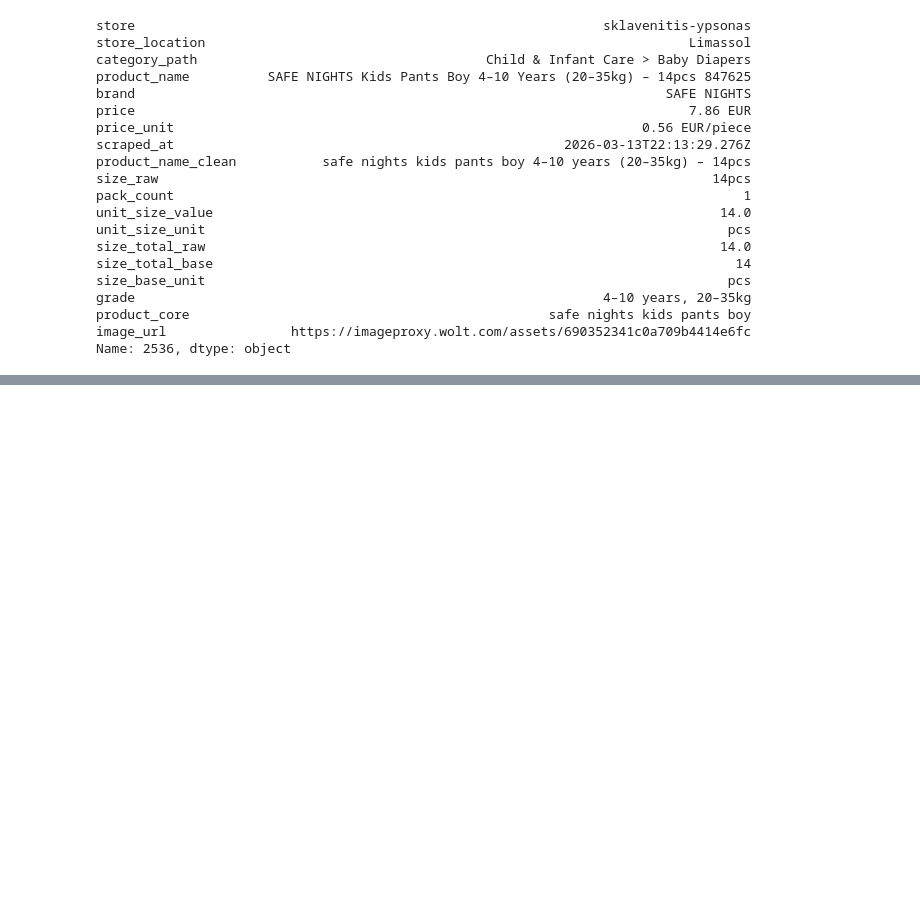
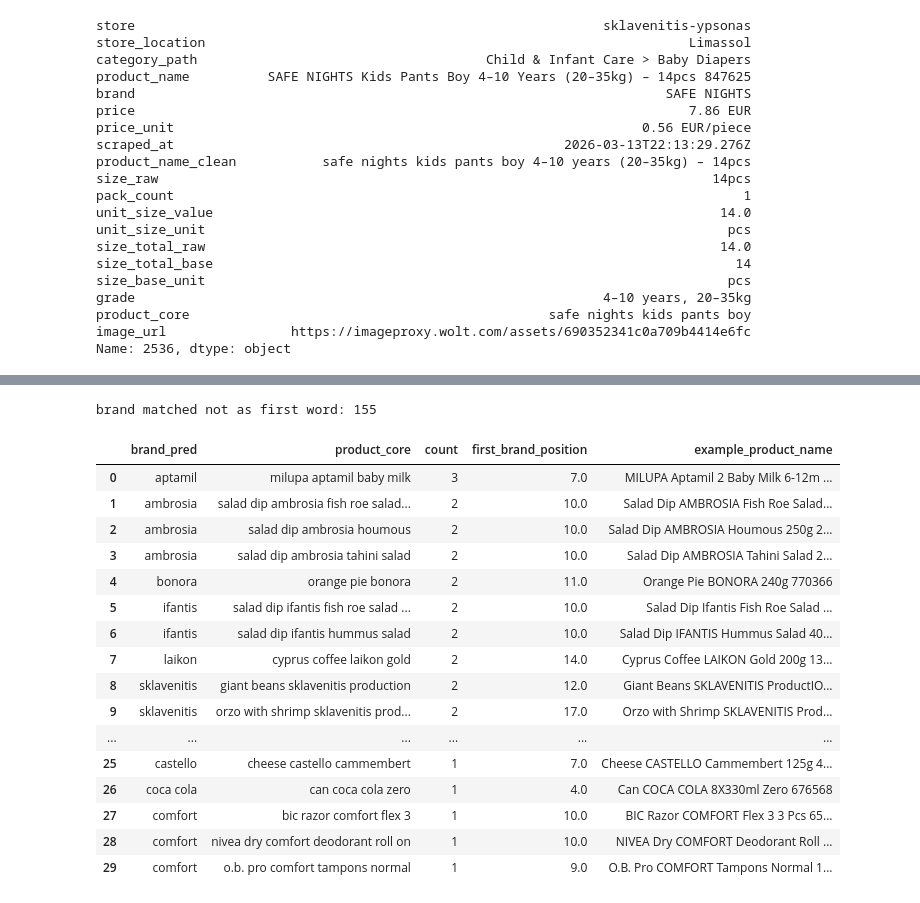
Before and after one commit to valeriyabrovchuk/grocery_price_analysis, a Jupyter notebook: groceries_comparison_limassol.ipynb, the cells around one changed output, grey strips where cells are left out. Saved outputs shown, nothing was run; the diff lists cells and outputs as text; code cells hidden in the pictures; blank space fills up the shorter version.

```diff
--- a/groceries_comparison_limassol.ipynb
+++ b/groceries_comparison_limassol.ipynb
@@ -1416,0 +1627,20 @@ Name: 2536, dtype: object
+# %%
+def build_vocab_table(df, column):
+    non_empty = df.loc[df[column].ne(''), ['product_core', column]].copy()
+    summary = (
+        non_empty.groupby(column, as_index=False)
+        .agg(
+            count=('product_core', 'size'),
+            example_product_core=('product_core', 'first')
+        )
+        .sort_values(['count', column], ascending=[False, True], ignore_index=True)
+    )
+    return summary
+
+
+brand_vocab = build_vocab_table(reviewed, 'brand')
+product_type_vocab = build_vocab_table(reviewed, 'product_type')
+
+print('distinct brands:', len(brand_vocab))
+print('distinct product_types:', len(product_type_vocab))
+brand_vocab.head(10)
@@ -1416,0 +1962,37 @@ Name: 2536, dtype: object
+# %%
+brand_not_first_word = (
+    processed.loc[
+        (processed['brand_pred'].ne(''))
+        & (processed['brand_match_method'] == 'brand_vocab_not_first_word'),
+        ['brand_pred', 'product_core', 'product_name', 'brand_match_start']
+    ]
+    .groupby(['brand_pred', 'product_core'], as_index=False)
+    .agg(
+        count=('product_name', 'size'),
+        first_brand_position=('brand_match_start', 'min'),
+        example_product_name=('product_name', 'first')
+    )
+    .sort_values(['count', 'brand_pred', 'product_core'], ascending=[False, True, True], ignore_index=True)
+)
+
+print('brand matched not as first word:', len(processed.loc[processed['brand_match_method'] == 'brand_vocab_not_first_word']))
+brand_not_first_word.head(30)
+# %% [output]
+brand matched not as first word: 155
+|  | brand_pred | product_core | count | first_brand_position | example_product_name |
+| 0 | aptamil | milupa aptamil baby milk | 3 | 7.0 | MILUPA Aptamil 2 Baby Milk 6-12m ... |
+| 1 | ambrosia | salad dip ambrosia fish roe salad... | 2 | 10.0 | Salad Dip AMBROSIA Fish Roe Salad... |
+| 2 | ambrosia | salad dip ambrosia houmous | 2 | 10.0 | Salad Dip AMBROSIA Houmous 250g 2... |
+| 3 | ambrosia | salad dip ambrosia tahini salad | 2 | 10.0 | Salad Dip AMBROSIA Tahini Salad 2... |
+| 4 | bonora | orange pie bonora | 2 | 11.0 | Orange Pie BONORA 240g 770366 |
+| 5 | ifantis | salad dip ifantis fish roe salad ... | 2 | 10.0 | Salad Dip Ifantis Fish Roe Salad ... |
+| 6 | ifantis | salad dip ifantis hummus salad | 2 | 10.0 | Salad Dip IFANTIS Hummus Salad 40... |
+| 7 | laikon | cyprus coffee laikon gold | 2 | 14.0 | Cyprus Coffee LAIKON Gold 200g 13... |
+| 8 | sklavenitis | giant beans sklavenitis production | 2 | 12.0 | Giant Beans SKLAVENITIS ProductIO... |
+| 9 | sklavenitis | orzo with shrimp sklavenitis prod... | 2 | 17.0 | Orzo with Shrimp SKLAVENITIS Prod... |
+| ... | ... | ... | ... | ... | ... |
+| 25 | castello | cheese castello cammembert | 1 | 7.0 | Cheese CASTELLO Cammembert 125g 4... |
+| 26 | coca cola | can coca cola zero | 1 | 4.0 | Can COCA COLA 8X330ml Zero 676568 |
+| 27 | comfort | bic razor comfort flex 3 | 1 | 10.0 | BIC Razor COMFORT Flex 3 3 Pcs 65... |
+| 28 | comfort | nivea dry comfort deodorant roll on | 1 | 10.0 | NIVEA Dry COMFORT Deodorant Roll ... |
+| 29 | comfort | o.b. pro comfort tampons normal | 1 | 9.0 | O.B. Pro COMFORT Tampons Normal 1... |
```
Also changed, not shown: parts of 56 cells of this notebook, 51 other files.
